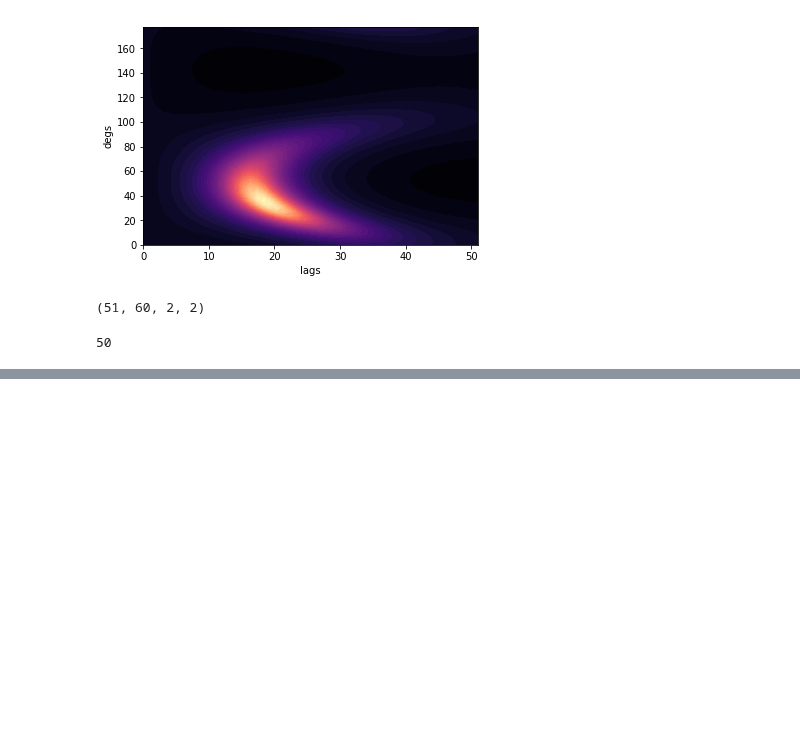
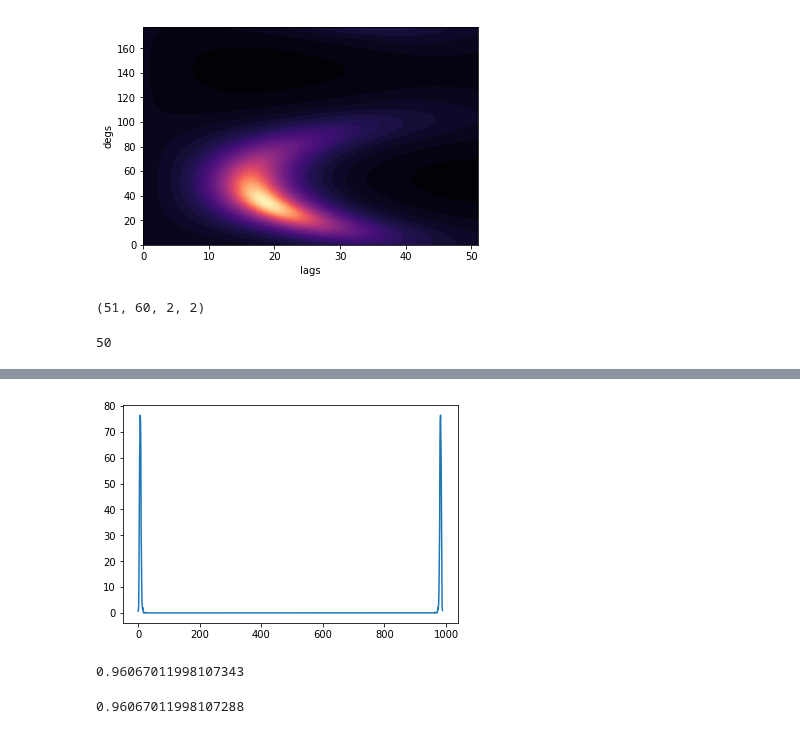
Before and after one commit to JackWalpole/splitwavepy, a Jupyter notebook: devel/Frequency_Splitting.ipynb, the cells around one changed output, grey strips where cells are left out. Drawn from its saved outputs; the diff is of its cells as text; code cells hidden in the pictures; blank space fills up the shorter version.

```diff
--- a/devel/Frequency_Splitting.ipynb
+++ b/devel/Frequency_Splitting.ipynb
@@ -556,0 +611,15 @@ def gridcovfreqwin(x, y, w0, w1, ndegs=60, nlags=50):
+# %%
+fx = np.fft.fft(x)
+pwr = np.abs(fx)**2
+plt.plot(pwr)
+plt.show()
+# %% [output]
+[figure, added]
+# %%
+np.sum(x**2)
+# %% [output]
+0.96067011998107343
+# %%
+np.sum(pwr)/x.size
+# %% [output]
+0.96067011998107288
```
Also changed, not shown: parts of 23 cells of this notebook, 1 other file.
